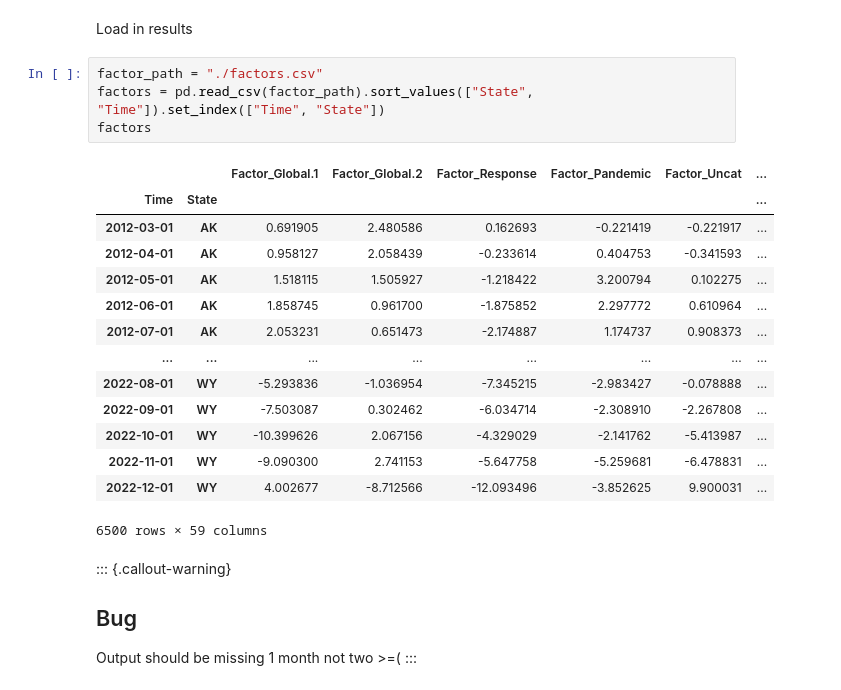
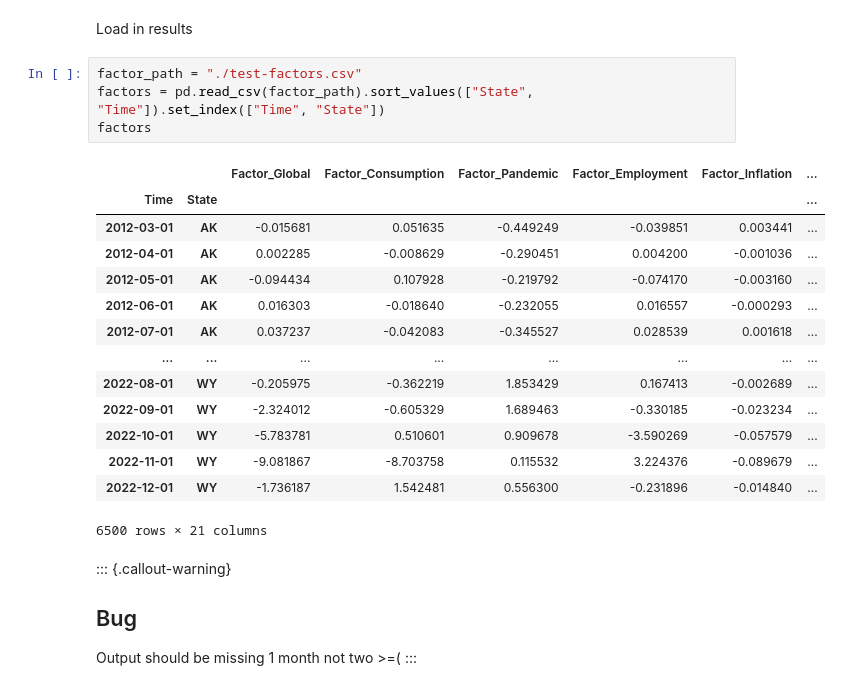
Before and after one commit to jvivian/DFMDash, a Jupyter notebook: reports/SCM/scm.ipynb, the cells around one changed output. Saved outputs shown, nothing was run; the diff lists cells and outputs as text.

```diff
--- a/reports/SCM/scm.ipynb
+++ b/reports/SCM/scm.ipynb
@@ -193,24 +193,24 @@ df
 # %% [markdown]
 Load in results
 # %%
-factor_path = "./factors.csv"
+factor_path = "./test-factors.csv"
 factors = pd.read_csv(factor_path).sort_values(["State", "Time"]).set_index(["Time", "State"])
 factors
 # %% [output]
-|  |  | Factor_Global.1 | Factor_Global.2 | Factor_Response | Factor_Pandemic | Factor_Uncat | ... |
+|  |  | Factor_Global | Factor_Consumption | Factor_Pandemic | Factor_Employment | Factor_Inflation | ... |
 | Time | State |  |  |  |  |  | ... |
-| 2012-03-01 | AK | 0.691905 | 2.480586 | 0.162693 | -0.221419 | -0.221917 | ... |
-| 2012-04-01 | AK | 0.958127 | 2.058439 | -0.233614 | 0.404753 | -0.341593 | ... |
-| 2012-05-01 | AK | 1.518115 | 1.505927 | -1.218422 | 3.200794 | 0.102275 | ... |
-| 2012-06-01 | AK | 1.858745 | 0.961700 | -1.875852 | 2.297772 | 0.610964 | ... |
-| 2012-07-01 | AK | 2.053231 | 0.651473 | -2.174887 | 1.174737 | 0.908373 | ... |
+| 2012-03-01 | AK | -0.015681 | 0.051635 | -0.449249 | -0.039851 | 0.003441 | ... |
+| 2012-04-01 | AK | 0.002285 | -0.008629 | -0.290451 | 0.004200 | -0.001036 | ... |
+| 2012-05-01 | AK | -0.094434 | 0.107928 | -0.219792 | -0.074170 | -0.003160 | ... |
+| 2012-06-01 | AK | 0.016303 | -0.018640 | -0.232055 | 0.016557 | -0.000293 | ... |
+| 2012-07-01 | AK | 0.037237 | -0.042083 | -0.345527 | 0.028539 | 0.001618 | ... |
 | ... | ... | ... | ... | ... | ... | ... | ... |
-| 2022-08-01 | WY | -5.293836 | -1.036954 | -7.345215 | -2.983427 | -0.078888 | ... |
-| 2022-09-01 | WY | -7.503087 | 0.302462 | -6.034714 | -2.308910 | -2.267808 | ... |
-| 2022-10-01 | WY | -10.399626 | 2.067156 | -4.329029 | -2.141762 | -5.413987 | ... |
-| 2022-11-01 | WY | -9.090300 | 2.741153 | -5.647758 | -5.259681 | -6.478831 | ... |
-| 2022-12-01 | WY | 4.002677 | -8.712566 | -12.093496 | -3.852625 | 9.900031 | ... |
+| 2022-08-01 | WY | -0.205975 | -0.362219 | 1.853429 | 0.167413 | -0.002689 | ... |
+| 2022-09-01 | WY | -2.324012 | -0.605329 | 1.689463 | -0.330185 | -0.023234 | ... |
+| 2022-10-01 | WY | -5.783781 | 0.510601 | 0.909678 | -3.590269 | -0.057579 | ... |
+| 2022-11-01 | WY | -9.081867 | -8.703758 | 0.115532 | 3.224376 | -0.089679 | ... |
+| 2022-12-01 | WY | -1.736187 | 1.542481 | 0.556300 | -0.231896 | -0.014840 | ... |
-6500 rows × 59 columns
+6500 rows × 21 columns
 # %% [markdown]
 ::: {.callout-warning}
 
```
Also changed, not shown: parts of 8 cells of this notebook.
